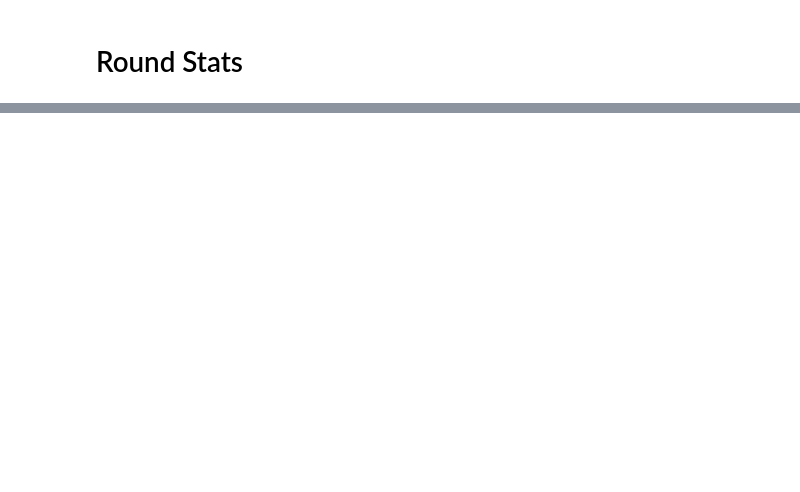
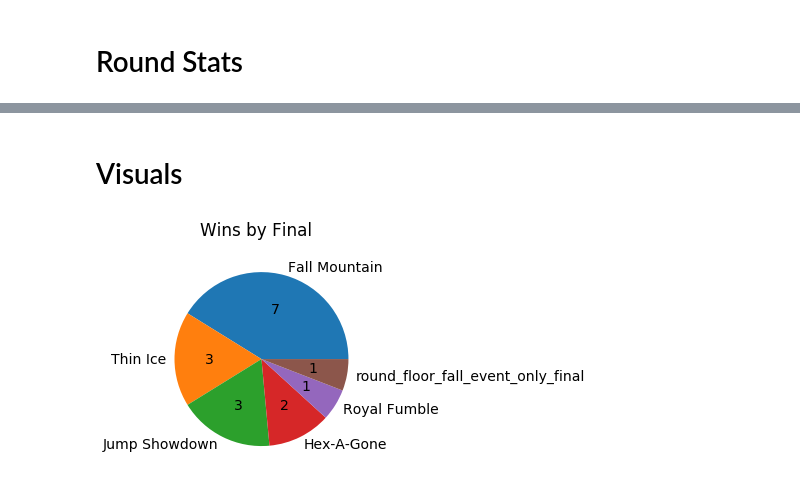
Before and after one commit to jvmohr/dataScience, a Jupyter notebook: Fall Guys/Fall Guys Data Exploration.ipynb, the cells around one changed output, grey strips where cells are left out. Cells and saved outputs as stored; diff of their text form; code cells hidden in the pictures; blank space fills up the shorter version.

```diff
--- a/Fall Guys/Fall Guys Data Exploration.ipynb
+++ b/Fall Guys/Fall Guys Data Exploration.ipynb
@@ -267,0 +161,7 @@ dtype: float64
+# %% [markdown]
+# Visuals
+# %%
+# pie chart for final map wins
+fgv.finalMapWinsPie(finals_df);
+# %% [output]
+[figure, added]
```
Also changed, not shown: parts of 42 cells of this notebook, 8 other files.
